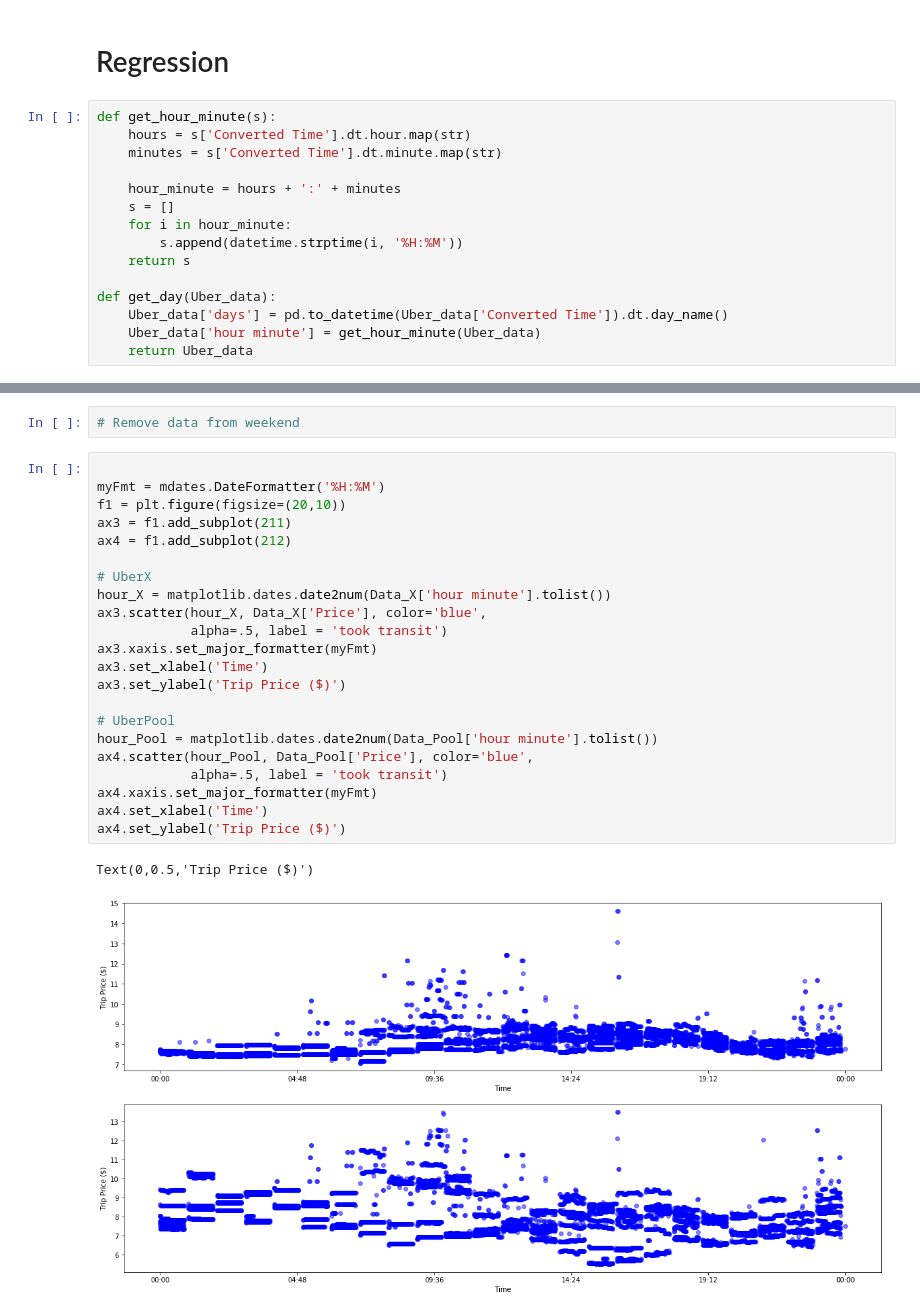
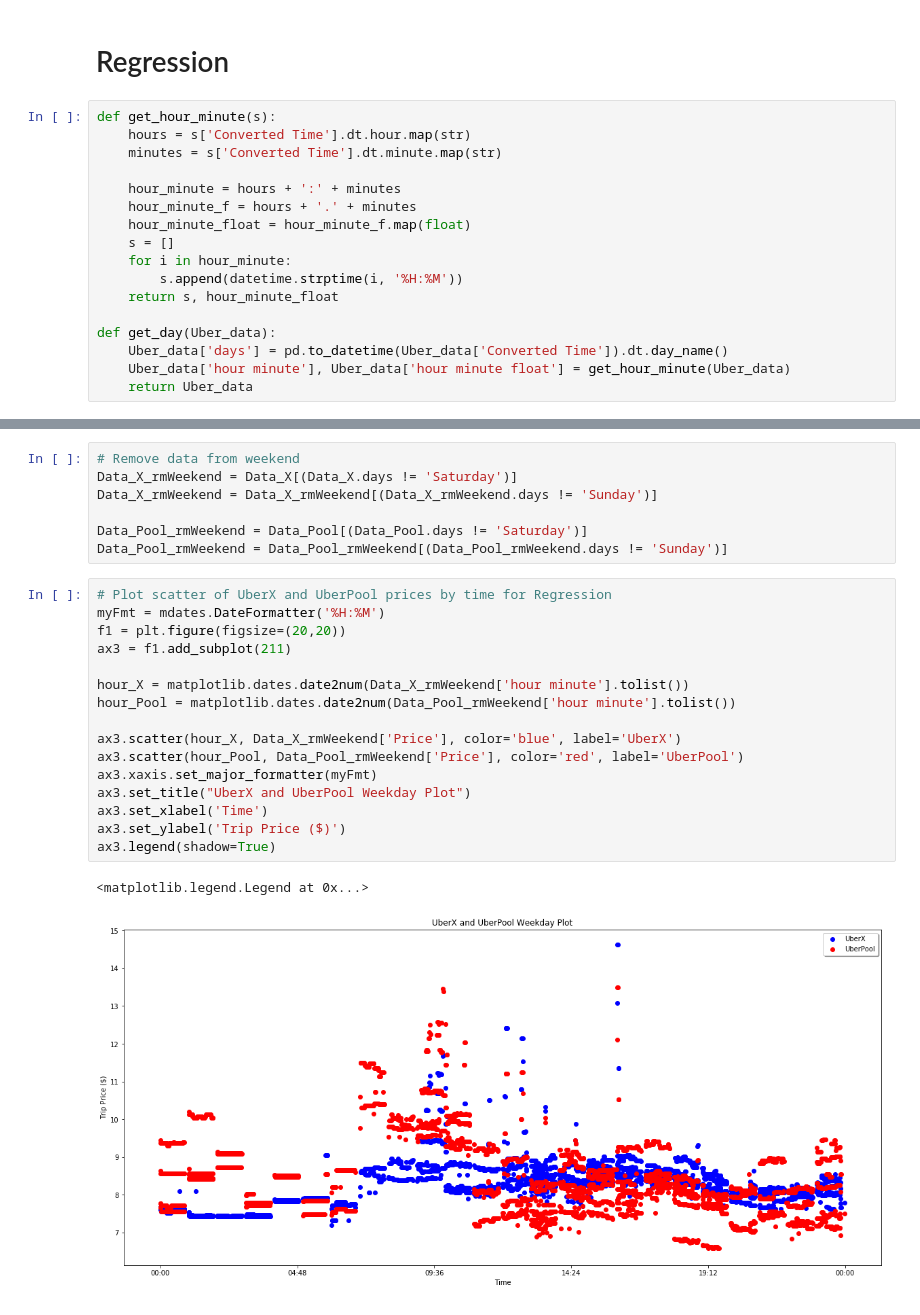
Before and after one commit to ZiningW/CE262Project, a Jupyter notebook: TestFile.ipynb, the cells around one changed output, grey strips where cells are left out. Saved outputs shown, nothing was run; the diff lists cells and outputs as text.

Commit message:
Added Regression

```diff
--- a/TestFile.ipynb
+++ b/TestFile.ipynb
@@ -162,13 +162,15 @@ def get_hour_minute(s):
     minutes = s['Converted Time'].dt.minute.map(str)
 
     hour_minute = hours + ':' + minutes
+    hour_minute_f = hours + '.' + minutes
+    hour_minute_float = hour_minute_f.map(float)
     s = []
     for i in hour_minute:
         s.append(datetime.strptime(i, '%H:%M'))
-    return s
+    return s, hour_minute_float
 
 def get_day(Uber_data):
     Uber_data['days'] = pd.to_datetime(Uber_data['Converted Time']).dt.day_name()
-    Uber_data['hour minute'] = get_hour_minute(Uber_data)
+    Uber_data['hour minute'], Uber_data['hour minute float'] = get_hour_minute(Uber_data)
     return Uber_data
 # %%
@@ -175,29 +178,28 @@ def get_day(Uber_data):
 Data_X = get_day(Data_X)
 Data_Pool = get_day(Data_Pool)
-# %%
-# Remove data from weekend
+# %%
+# Remove data from weekend
+Data_X_rmWeekend = Data_X[(Data_X.days != 'Saturday')]
+Data_X_rmWeekend = Data_X_rmWeekend[(Data_X_rmWeekend.days != 'Sunday')]
+
+Data_Pool_rmWeekend = Data_Pool[(Data_Pool.days != 'Saturday')]
+Data_Pool_rmWeekend = Data_Pool_rmWeekend[(Data_Pool_rmWeekend.days != 'Sunday')]
 # %%
+# Plot scatter of UberX and UberPool prices by time for Regression
+myFmt = mdates.DateFormatter('%H:%M')
+f1 = plt.figure(figsize=(20,20))
+ax3 = f1.add_subplot(211)
 
-myFmt = mdates.DateFormatter('%H:%M')
-f1 = plt.figure(figsize=(20,10))
-ax3 = f1.add_subplot(211)
-ax4 = f1.add_subplot(212)
+hour_X = matplotlib.dates.date2num(Data_X_rmWeekend['hour minute'].tolist())
+hour_Pool = matplotlib.dates.date2num(Data_Pool_rmWeekend['hour minute'].tolist())
 
-# UberX
-hour_X = matplotlib.dates.date2num(Data_X['hour minute'].tolist())
-ax3.scatter(hour_X, Data_X['Price'], color='blue',
-            alpha=.5, label = 'took transit')
+ax3.scatter(hour_X, Data_X_rmWeekend['Price'], color='blue', label='UberX')
+ax3.scatter(hour_Pool, Data_Pool_rmWeekend['Price'], color='red', label='UberPool')
 ax3.xaxis.set_major_formatter(myFmt)
+ax3.set_title("UberX and UberPool Weekday Plot")
 ax3.set_xlabel('Time')
 ax3.set_ylabel('Trip Price ($)')
-
-# UberPool
-hour_Pool = matplotlib.dates.date2num(Data_Pool['hour minute'].tolist())
-ax4.scatter(hour_Pool, Data_Pool['Price'], color='blue',
-            alpha=.5, label = 'took transit')
-ax4.xaxis.set_major_formatter(myFmt)
-ax4.set_xlabel('Time')
-ax4.set_ylabel('Trip Price ($)')
+ax3.legend(shadow=True)
 # %% [output]
-Text(0,0.5,'Trip Price ($)')
+<matplotlib.legend.Legend at 0x...>
-[figure, old version]
+[figure, new version]
```
Also changed, not shown: parts of 6 cells of this notebook.
